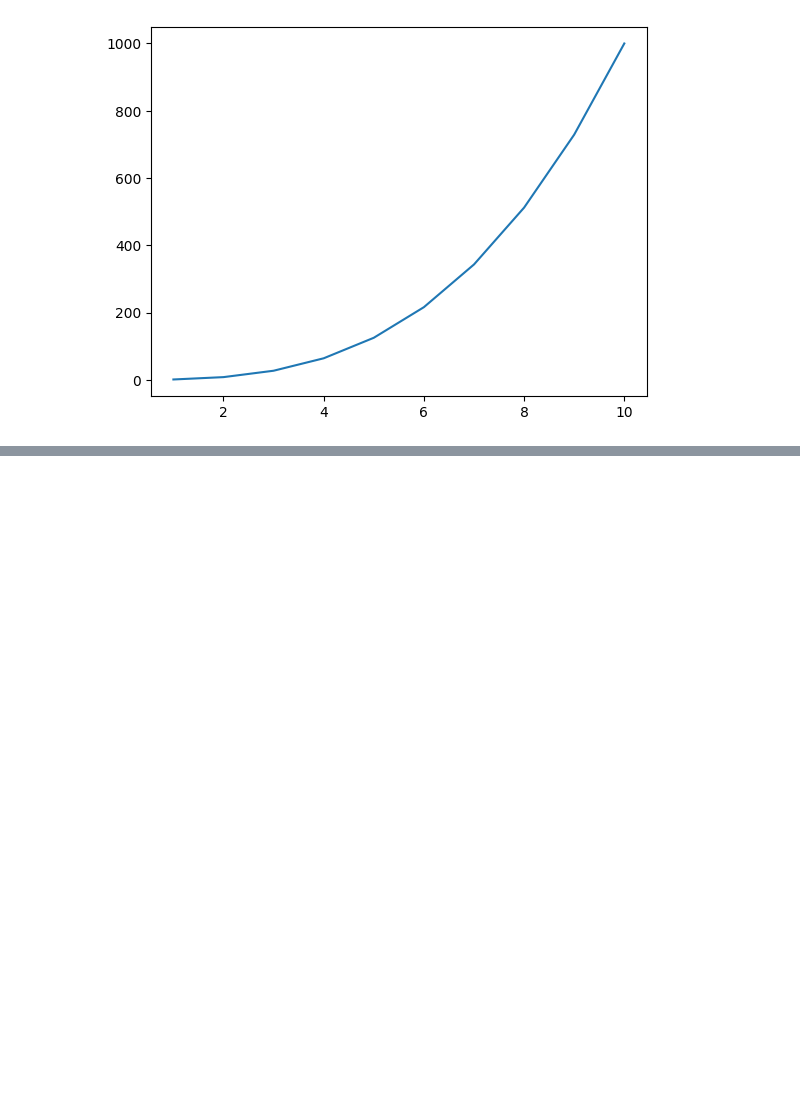
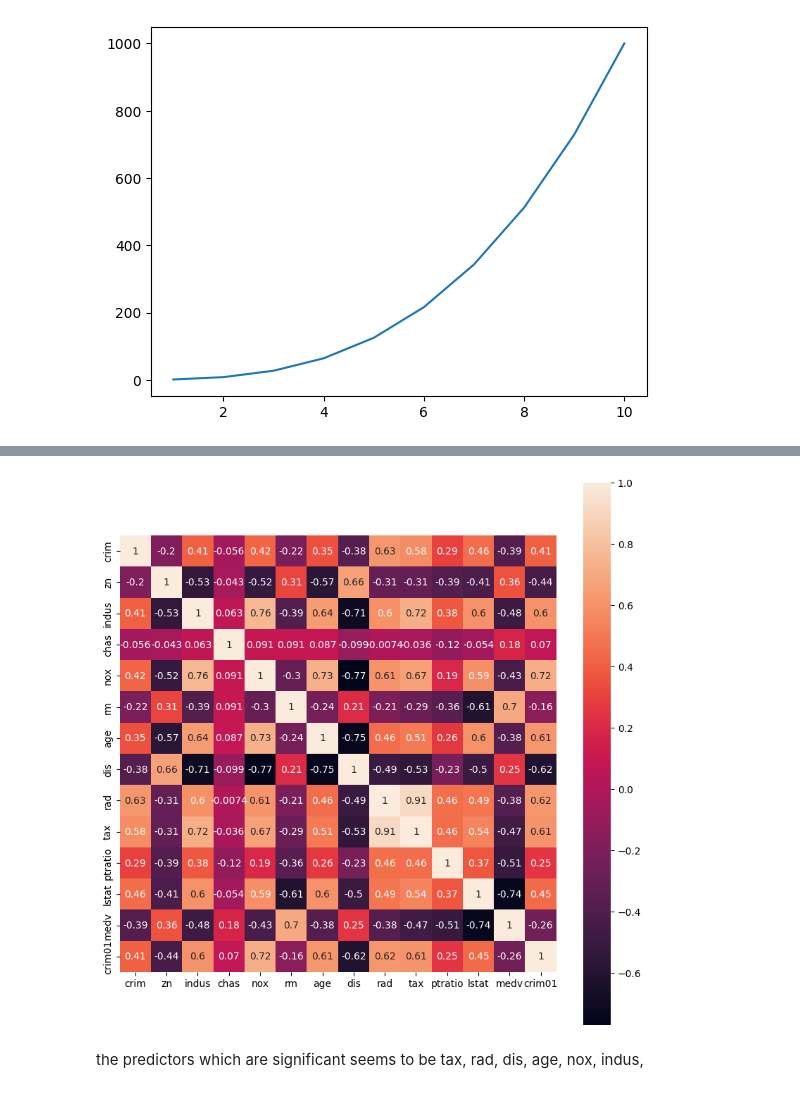
Before and after one commit to sandeshach987/ISLP, a Jupyter notebook: Chapter_4/exercise_4.ipynb, the cells around one changed output, grey strips where cells are left out. Cells and saved outputs as stored; diff of their text form; code cells hidden in the pictures; blank space fills up the shorter version.

```diff
--- a/Chapter_4/exercise_4.ipynb
+++ b/Chapter_4/exercise_4.ipynb
@@ -597,0 +600,3 @@ PlotPower(np.arange(1,11), 3)
+# %%
+boston = load_data('Boston')
+boston.head()
@@ -597,0 +610,2 @@ PlotPower(np.arange(1,11), 3)
+# %%
+boston['crim01']=(boston['crim'].median() < boston['crim']).astype(int)
@@ -597,0 +624,8 @@ PlotPower(np.arange(1,11), 3)
+# %%
+fig, ax = subplots(figsize=(10,10))
+sns.heatmap(boston.corr(), square=True, annot=True)
+plt.show()
+# %% [output]
+[figure, added]
+# %% [markdown]
+the predictors which are significant seems to be tax, rad, dis, age, nox, indus,
```
Also changed, not shown: parts of 12 cells of this notebook.
